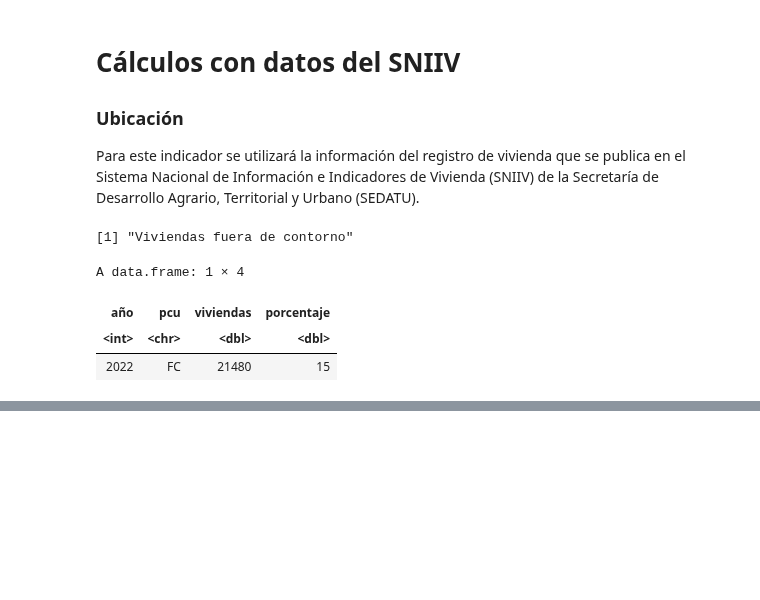
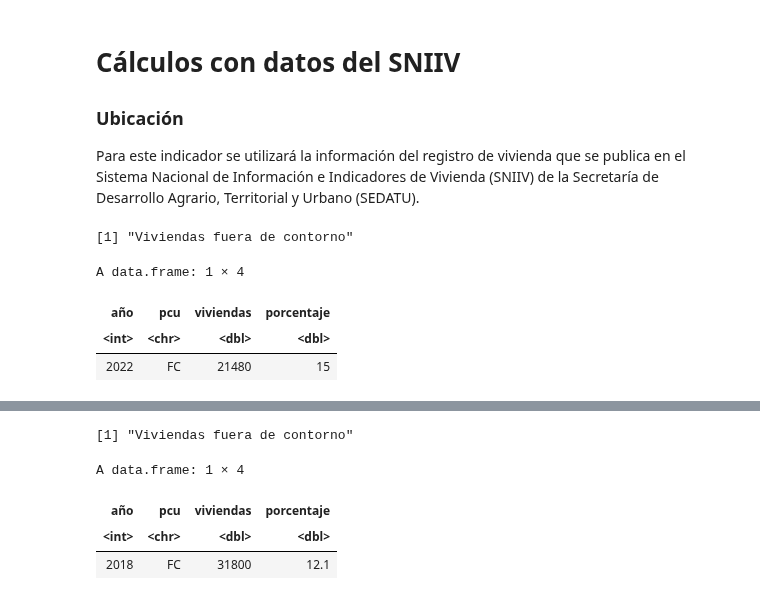
Before and after one commit to claudiodanielpc/datavivi, a Jupyter notebook: siete_elementos_viv.ipynb, the cells around one changed output, grey strips where cells are left out. Drawn from its saved outputs; the diff is of its cells as text; code cells hidden in the pictures; blank space fills up the shorter version.

```diff
--- a/siete_elementos_viv.ipynb
+++ b/siete_elementos_viv.ipynb
@@ -322,0 +499,24 @@ A data.frame: 1 × 4
+# %%
+print("Viviendas fuera de contorno")
+
+url<-"https://sniiv.sedatu.gob.mx/api/CuboAPI/GetRegistro/2018,2018/0/0/pcu,anio"
+
+ubicacion<-GET(url)
+ubicacion<-content(ubicacion,as="text")
+ubicacion<-fromJSON(ubicacion)%>%
+#Calcular porcentajes
+mutate(
+
+#Pcu numérico
+viviendas=as.numeric(viviendas),
+  porcentaje=round((viviendas/sum(viviendas))*100,1)
+)%>%
+filter(pcu %in% c("FC"))
+
+ubicacion
+# %% [output]
+[1] "Viviendas fuera de contorno"
+A data.frame: 1 × 4
+| año | pcu | viviendas | porcentaje |
+| <int> | <chr> | <dbl> | <dbl> |
+| 2018 | FC | 31800 | 12.1 |
```
Also changed, not shown: parts of 19 cells of this notebook.
